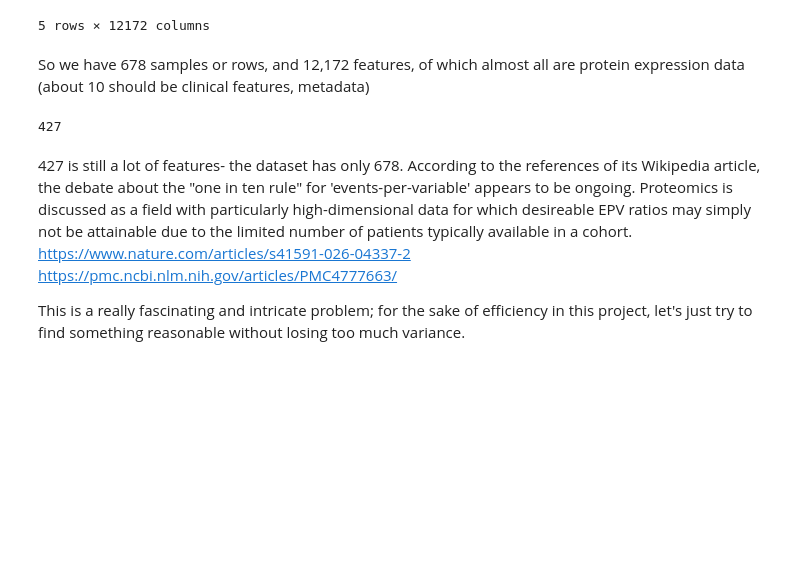
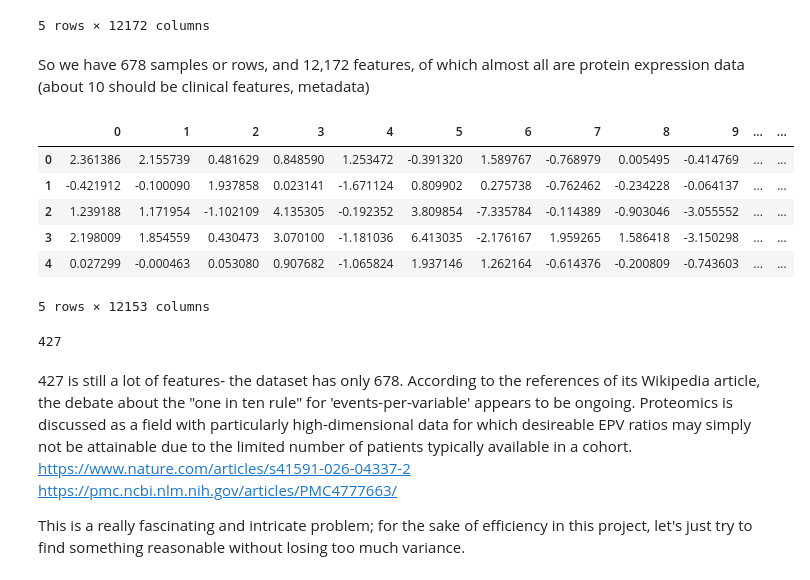
Before and after one commit to dylanhudson/CSCI5612-ML, a Jupyter notebook: data/pca_analysis/pca_analysis.ipynb, the cells around one changed output. Saved outputs shown, nothing was run; the diff lists cells and outputs as text; code cells hidden in the pictures; blank space fills up the shorter version.

```diff
--- a/data/pca_analysis/pca_analysis.ipynb
+++ b/data/pca_analysis/pca_analysis.ipynb
@@ -15,7 +15,7 @@ import warnings
 warnings.filterwarnings('ignore', category=RuntimeWarning)
 # %%
 #read in data
-data = pd.read_csv('pdc_joined_all_cancer_types.txt')
+data = pd.read_csv('../../../pdc_all_data_new/pdc_joined_all_cancer_types.txt')
 print(data.shape)
 data.head()
 # %% [output]
@@ -69,3 +69,14 @@ scaled_df.to_csv('pdc_proteomics_scaled_imputed.csv', index=False)
+# %%
+
+scaled_df.head()
+# %% [output]
+|  | 0 | 1 | 2 | 3 | 4 | 5 | 6 | 7 | 8 | 9 | ... | ... |
+| 0 | 2.361386 | 2.155739 | 0.481629 | 0.848590 | 1.253472 | -0.391320 | 1.589767 | -0.768979 | 0.005495 | -0.414769 | ... | ... |
+| 1 | -0.421912 | -0.100090 | 1.937858 | 0.023141 | -1.671124 | 0.809902 | 0.275738 | -0.762462 | -0.234228 | -0.064137 | ... | ... |
+| 2 | 1.239188 | 1.171954 | -1.102109 | 4.135305 | -0.192352 | 3.809854 | -7.335784 | -0.114389 | -0.903046 | -3.055552 | ... | ... |
+| 3 | 2.198009 | 1.854559 | 0.430473 | 3.070100 | -1.181036 | 6.413035 | -2.176167 | 1.959265 | 1.586418 | -3.150298 | ... | ... |
+| 4 | 0.027299 | -0.000463 | 0.053080 | 0.907682 | -1.065824 | 1.937146 | 1.262164 | -0.614376 | -0.200809 | -0.743603 | ... | ... |
+5 rows × 12153 columns
 # %%
 #select enough components to explain 95% of the variance, and we'll see how many components that is.
 pca = PCA(n_components=.95)
```
Also changed, not shown: parts of 1 cell of this notebook, 51 other files.
